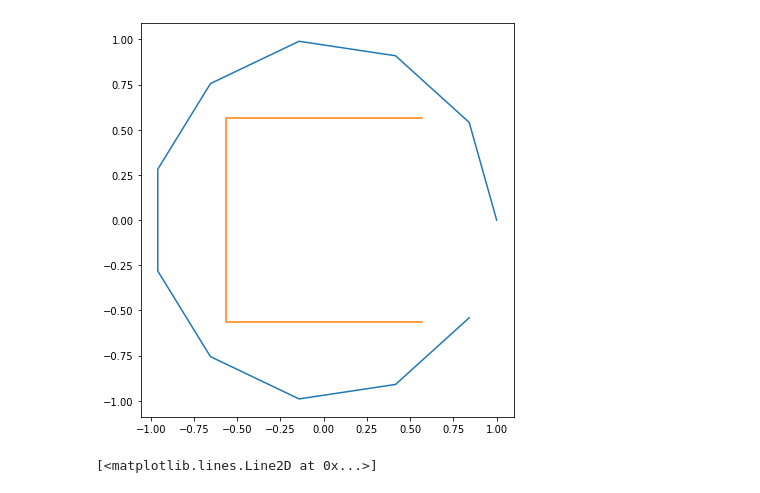
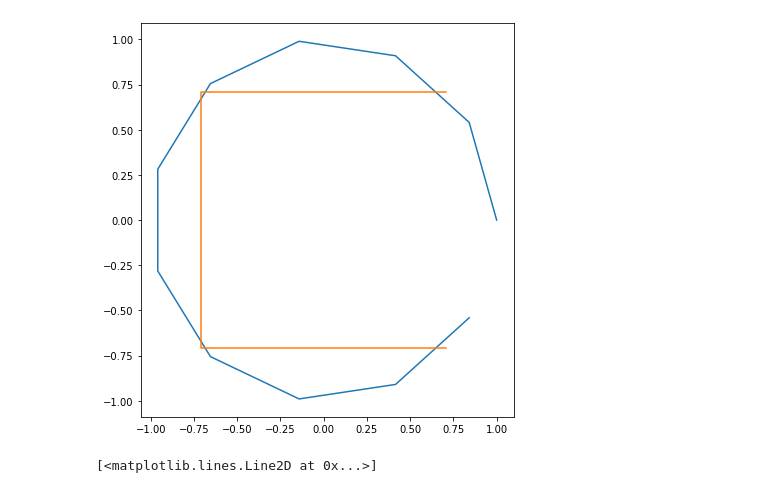
Before and after one commit to SamuelNarvaez/SWF, a Jupyter notebook: Transcoding.ipynb, the cells around one changed output. Saved outputs shown, nothing was run; the diff lists cells and outputs as text; code cells hidden in the pictures.

```diff
--- a/Transcoding.ipynb
+++ b/Transcoding.ipynb
@@ -17,10 +17,10 @@ up = np.linspace(0,(2*np.pi)*((upper-1)/upper),upper)
 # %%
 plt.figure(figsize=(6,6))
 plt.plot(np.cos(base),np.sin(base))
-plt.plot(0.8*np.cos(up+np.pi/4),0.8*np.sin(up+np.pi/4))
+plt.plot(np.cos(up+np.pi/4),np.sin(up+np.pi/4))
 plt.tight_layout()
 # %% [output]
-[figure, old version]
+[figure, new version]
 # %%
 x_base = np.cos(base)
 y_base = np.sin(base)
```
Also changed, not shown: 2 other files.
